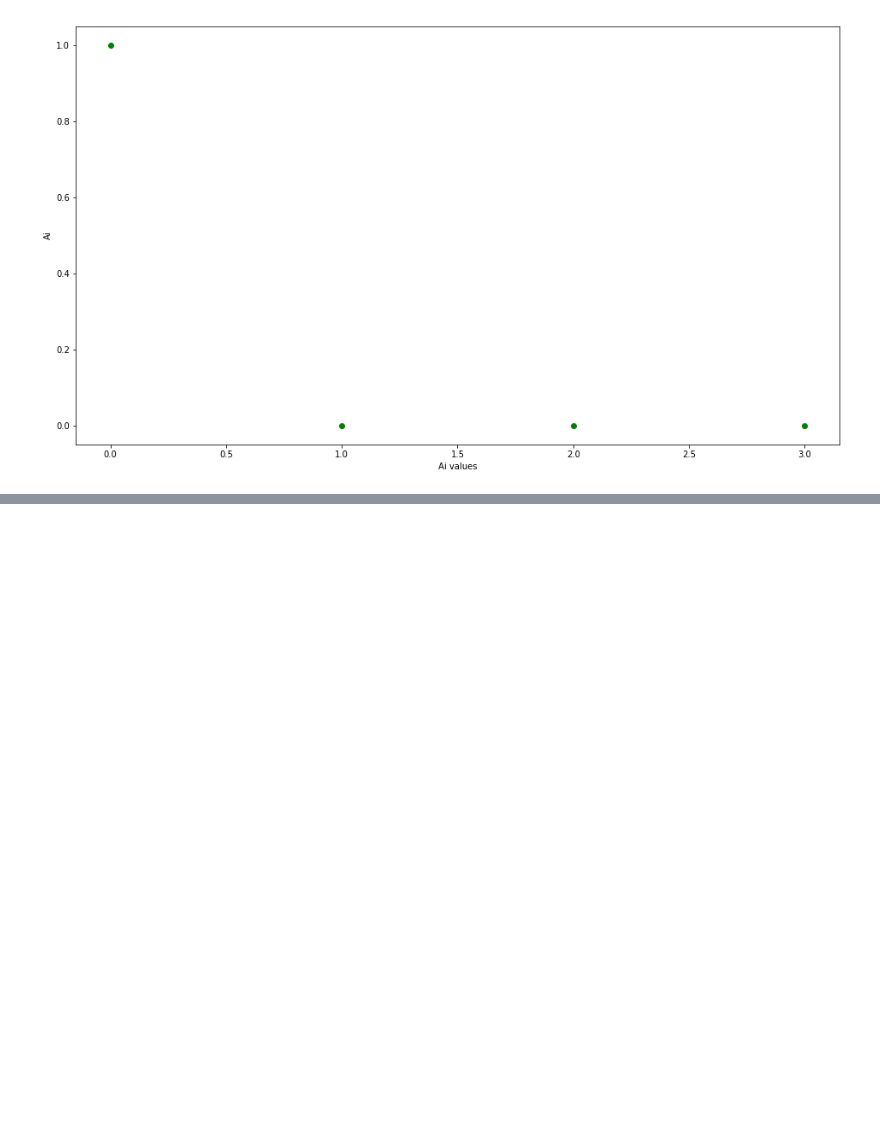
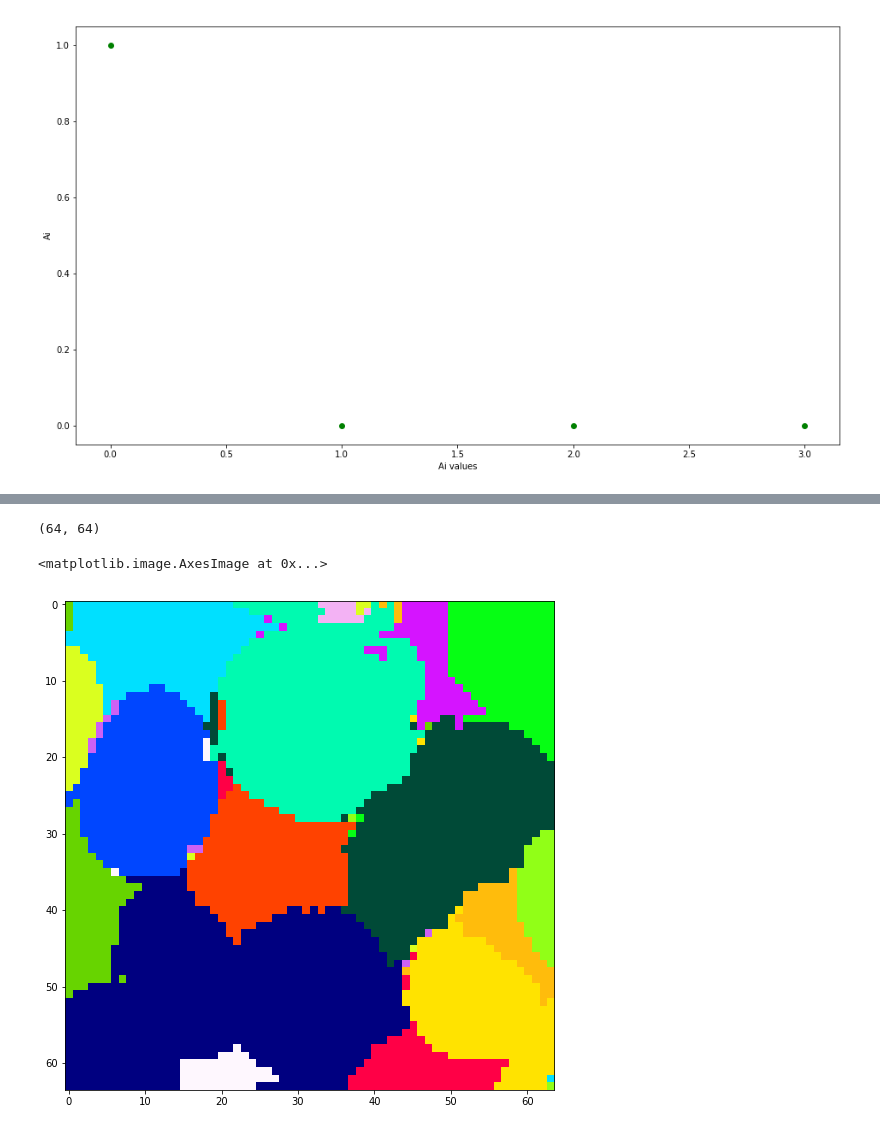
Before and after one commit to CMPE482-Spring2017-Bogazici/FinalProjects, a Jupyter notebook: Final_Project.ipynb, the cells around one changed output, grey strips where cells are left out. Drawn from its saved outputs; the diff is of its cells as text; code cells hidden in the pictures; blank space fills up the shorter version.

```diff
--- a/Final_Project.ipynb
+++ b/Final_Project.ipynb
@@ -78,0 +164,21 @@ M = plt.show()
+# %%
+# Bonus Part
+
+from sklearn.cluster import KMeans
+from sklearn import cluster
+
+V_norm1D = la.norm(V, axis=1)
+V_norm = V/V_norm1D.reshape((V_norm1D.shape[0],1))
+
+k_means = cluster.KMeans(n_clusters=17)
+clusters = kms.fit_predict(V_norm).reshape((h,h)).T
+
+
+print(clusters.shape)
+
+plt.figure(figsize=(16,9))
+plt.imshow(clusters,cmap='gist_ncar')
+# %% [output]
+(64, 64)
+<matplotlib.image.AxesImage at 0x...>
+[figure, added]
```
Also changed, not shown: parts of 5 cells of this notebook.
